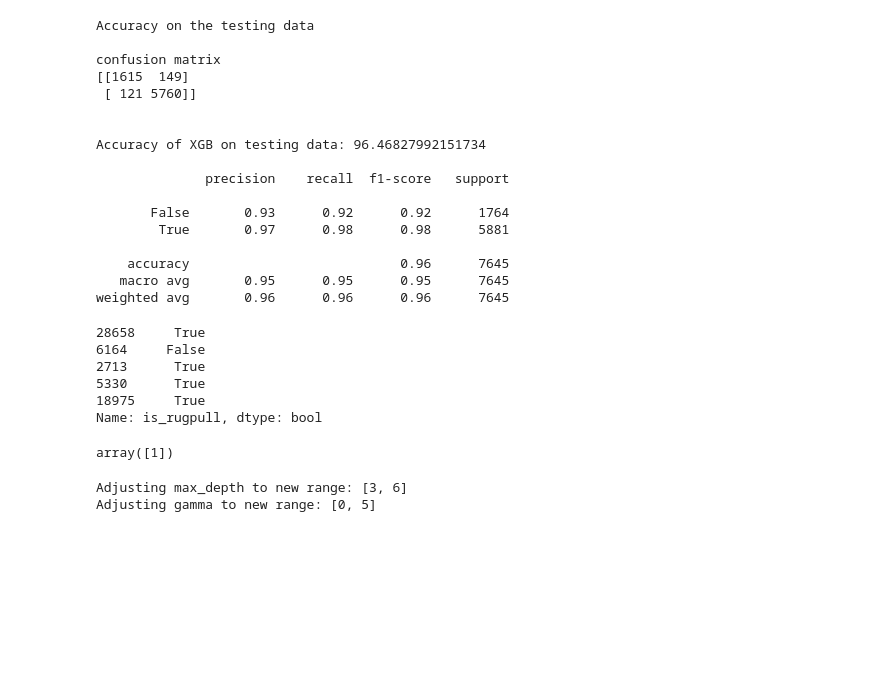
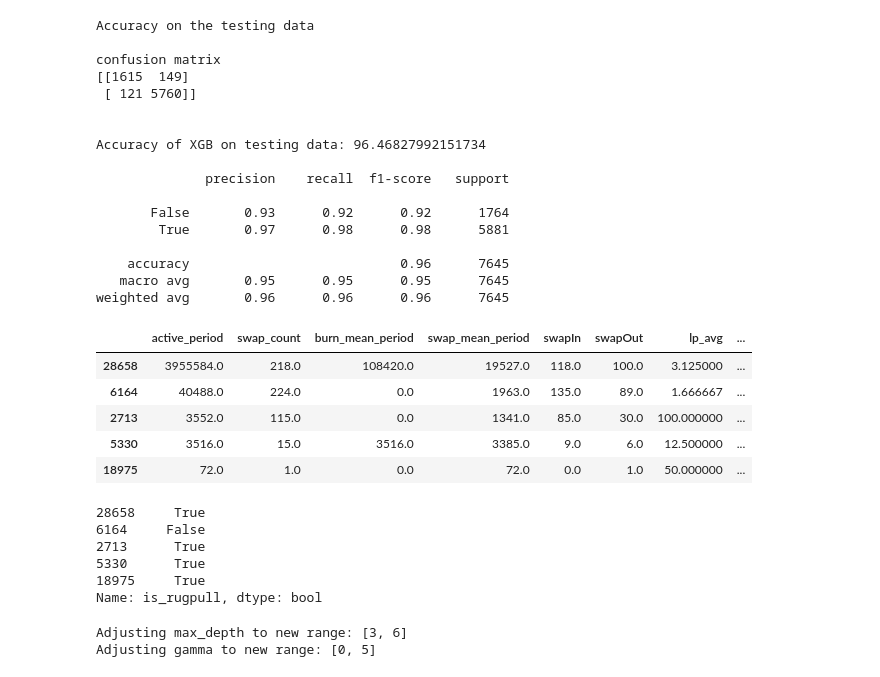
Before and after one commit to Gizathon/ML, a Jupyter notebook: ML.ipynb, the cells around one changed output. Cells and saved outputs as stored; diff of their text form; code cells hidden in the pictures; blank space fills up the shorter version.

```diff
--- a/ML.ipynb
+++ b/ML.ipynb
@@ -151,6 +151,15 @@ Accuracy of XGB on testing data: 96.46827992151734
 weighted avg       0.96      0.96      0.96      7645
 # %%
 pred = [[3955584,	218	,108420	,19527	,118,	100	,3.125000,	80.13]]
+# %%
+X_test.head()
+# %% [output]
+|  | active_period | swap_count | burn_mean_period | swap_mean_period | swapIn | swapOut | lp_avg | ... |
+| 28658 | 3955584.0 | 218.0 | 108420.0 | 19527.0 | 118.0 | 100.0 | 3.125000 | ... |
+| 6164 | 40488.0 | 224.0 | 0.0 | 1963.0 | 135.0 | 89.0 | 1.666667 | ... |
+| 2713 | 3552.0 | 115.0 | 0.0 | 1341.0 | 85.0 | 30.0 | 100.000000 | ... |
+| 5330 | 3516.0 | 15.0 | 3516.0 | 3385.0 | 9.0 | 6.0 | 12.500000 | ... |
+| 18975 | 72.0 | 1.0 | 0.0 | 72.0 | 0.0 | 1.0 | 50.000000 | ... |
 # %%
 y_test.head()
 # %% [output]
@@ -160,10 +169,6 @@ y_test.head()
 5330      True
 18975     True
 Name: is_rugpull, dtype: bool
-# %%
-XGB.predict(pred)
-# %% [output]
-array([1])
 # %%
 from giza.zkcook import mcr
 # %%
```
Also changed, not shown: parts of 5 cells of this notebook, 3 other files.
